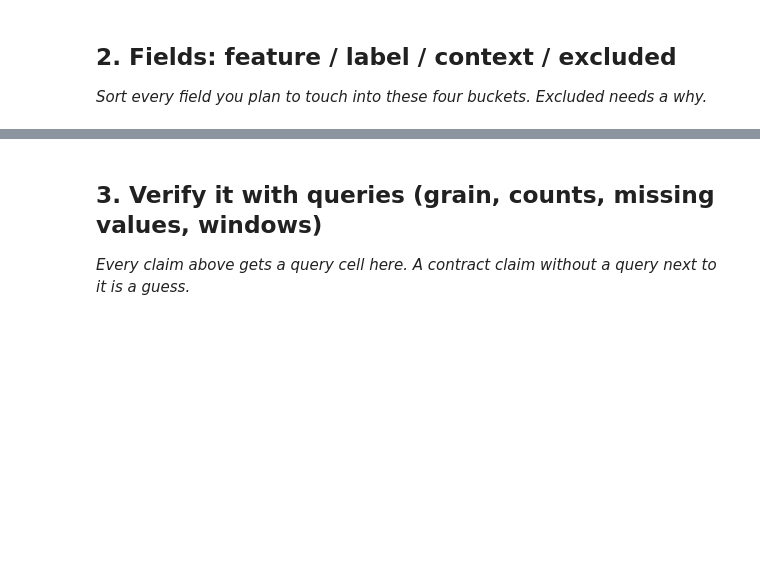
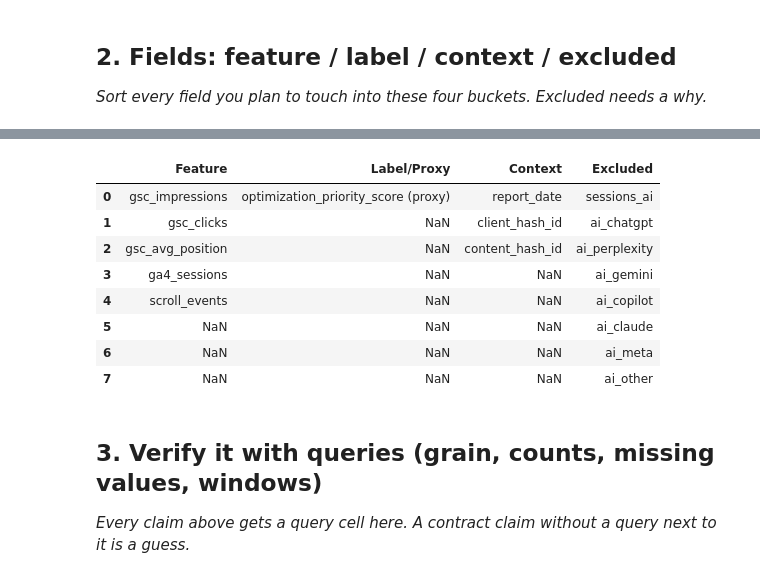
Before and after one commit to hapepaAhmed/my-capstone-project, a Jupyter notebook: work/notebooks/w03_data_contract.ipynb, the cells around one changed output, grey strips where cells are left out. Cells and saved outputs as stored; diff of their text form; code cells hidden in the pictures; blank space fills up the shorter version.

```diff
--- a/work/notebooks/w03_data_contract.ipynb
+++ b/work/notebooks/w03_data_contract.ipynb
@@ -23,3 +217,24 @@ This skeleton is yours to fill. Work the sections **in order** — each one has
+# %%
+import pandas as pd
+
+field_groups = pd.DataFrame({
+    "Feature": pd.Series(features),
+    "Label/Proxy": pd.Series(label),
+    "Context": pd.Series(context),
+    "Excluded": pd.Series(excluded)
+})
+
+field_groups
+# %% [output]
+|  | Feature | Label/Proxy | Context | Excluded |
+| 0 | gsc_impressions | optimization_priority_score (proxy) | report_date | sessions_ai |
+| 1 | gsc_clicks | NaN | client_hash_id | ai_chatgpt |
+| 2 | gsc_avg_position | NaN | content_hash_id | ai_perplexity |
+| 3 | ga4_sessions | NaN | NaN | ai_gemini |
+| 4 | scroll_events | NaN | NaN | ai_copilot |
+| 5 | NaN | NaN | NaN | ai_claude |
+| 6 | NaN | NaN | NaN | ai_meta |
+| 7 | NaN | NaN | NaN | ai_other |
 # %% [markdown]
 ## 3. Verify it with queries (grain, counts, missing values, windows)
 
```
Also changed, not shown: parts of 19 cells of this notebook.
